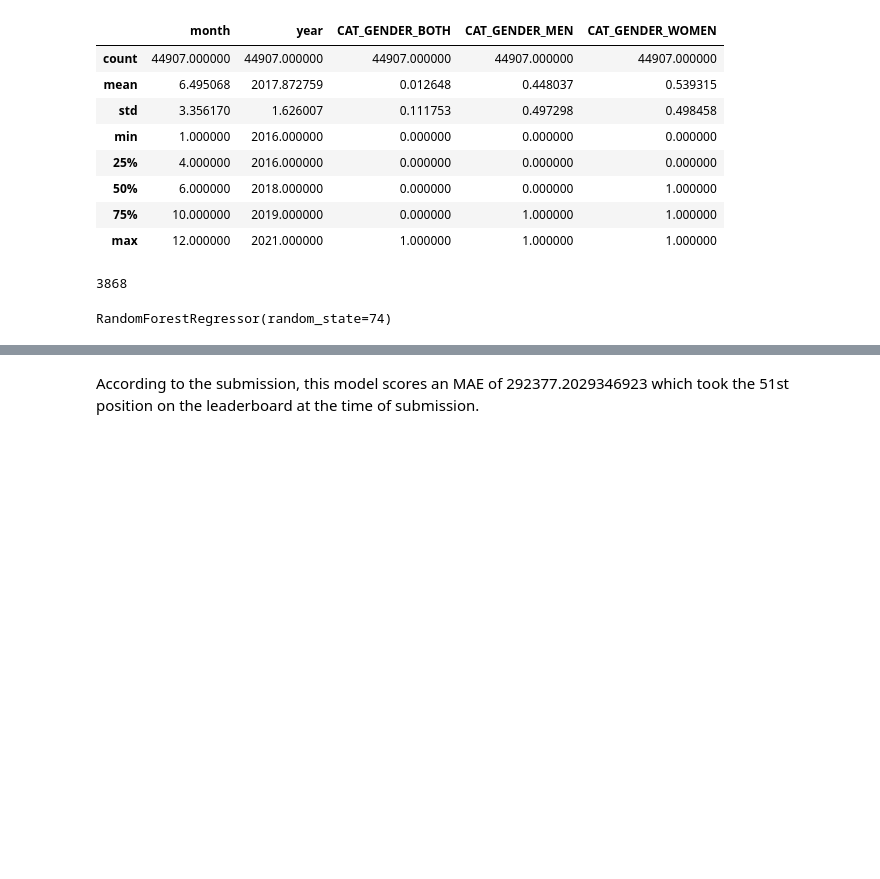
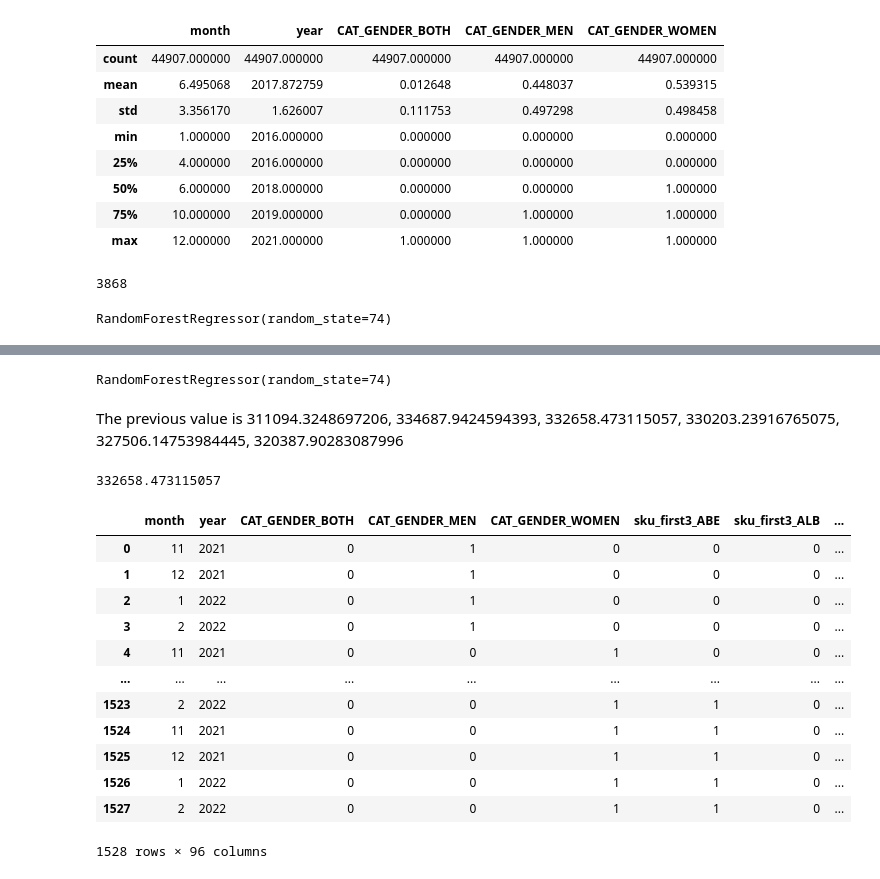
Before and after one commit to Timmecom/fossil_demand_comp_zindi, a Jupyter notebook: quick_data_lookup/quick_tour.ipynb, the cells around one changed output, grey strips where cells are left out. Saved outputs shown, nothing was run; the diff lists cells and outputs as text; code cells hidden in the pictures; blank space fills up the shorter version.

```diff
--- a/quick_data_lookup/quick_tour.ipynb
+++ b/quick_data_lookup/quick_tour.ipynb
@@ -183,0 +260,23 @@ predictions = reg1.predict(base_processing(test))
+# %%
+def base_processing2(data, data_type='train',first_n=2):
+    data = data.copy()
+    data[f'sku_first{first_n}'] = data['sku_name'].str[:first_n]
+    data = data.drop('sku_name',axis=1)
+
+    if 'ID' in data.columns:
+        data = data.drop('ID',axis=1)
+
+    data = pd.get_dummies(data)
+
+    if data_type=='test':
+        for train_col in X_train.columns:
+            if train_col not in data.columns:
+                #print(train_col)
+                data[train_col] = 0
+        data = data[X_train.columns]
+
+    return data
+
+from sklearn.model_selection import train_test_split
+
+X_train,X_test,y_train,y_test = train_test_split(base_processing2(X),y,test_size=0.2)
@@ -183,0 +303,35 @@ predictions = reg1.predict(base_processing(test))
+# %%
+from sklearn.ensemble import RandomForestRegressor as RFR
+
+reg1 = RFR(random_state=74)
+
+reg1.fit(X_train,y_train)
+# %% [output]
+RandomForestRegressor(random_state=74)
+# %% [markdown]
+The previous value is 311094.3248697206, 334687.9424594393, 332658.473115057,
+330203.23916765075, 327506.14753984445, 320387.90283087996
+# %%
+y_pred = reg1.predict(X_test)
+
+from sklearn.metrics import mean_absolute_error as mae_
+
+mae_(y_pred,y_test)
+# %% [output]
+332658.473115057
+# %%
+base_processing2(test,data_type='test')
+# %% [output]
+|  | month | year | CAT_GENDER_BOTH | CAT_GENDER_MEN | CAT_GENDER_WOMEN | sku_first3_ABE | sku_first3_ALB | ... |
+| 0 | 11 | 2021 | 0 | 1 | 0 | 0 | 0 | ... |
+| 1 | 12 | 2021 | 0 | 1 | 0 | 0 | 0 | ... |
+| 2 | 1 | 2022 | 0 | 1 | 0 | 0 | 0 | ... |
+| 3 | 2 | 2022 | 0 | 1 | 0 | 0 | 0 | ... |
+| 4 | 11 | 2021 | 0 | 0 | 1 | 0 | 0 | ... |
+| ... | ... | ... | ... | ... | ... | ... | ... | ... |
+| 1523 | 2 | 2022 | 0 | 0 | 1 | 1 | 0 | ... |
+| 1524 | 11 | 2021 | 0 | 0 | 1 | 1 | 0 | ... |
+| 1525 | 12 | 2021 | 0 | 0 | 1 | 1 | 0 | ... |
+| 1526 | 1 | 2022 | 0 | 0 | 1 | 1 | 0 | ... |
+| 1527 | 2 | 2022 | 0 | 0 | 1 | 1 | 0 | ... |
+1528 rows × 96 columns
@@ -194,2 +349,0 @@ result.to_csv('submission_quick_01.csv')
-# %% [markdown]
-According to the submission, this model scores an MAE of 292377.2029346923 which took the 51st position on the leaderboard at the time of submission.
```
Also changed, not shown: parts of 14 cells of this notebook, 6 other files.
